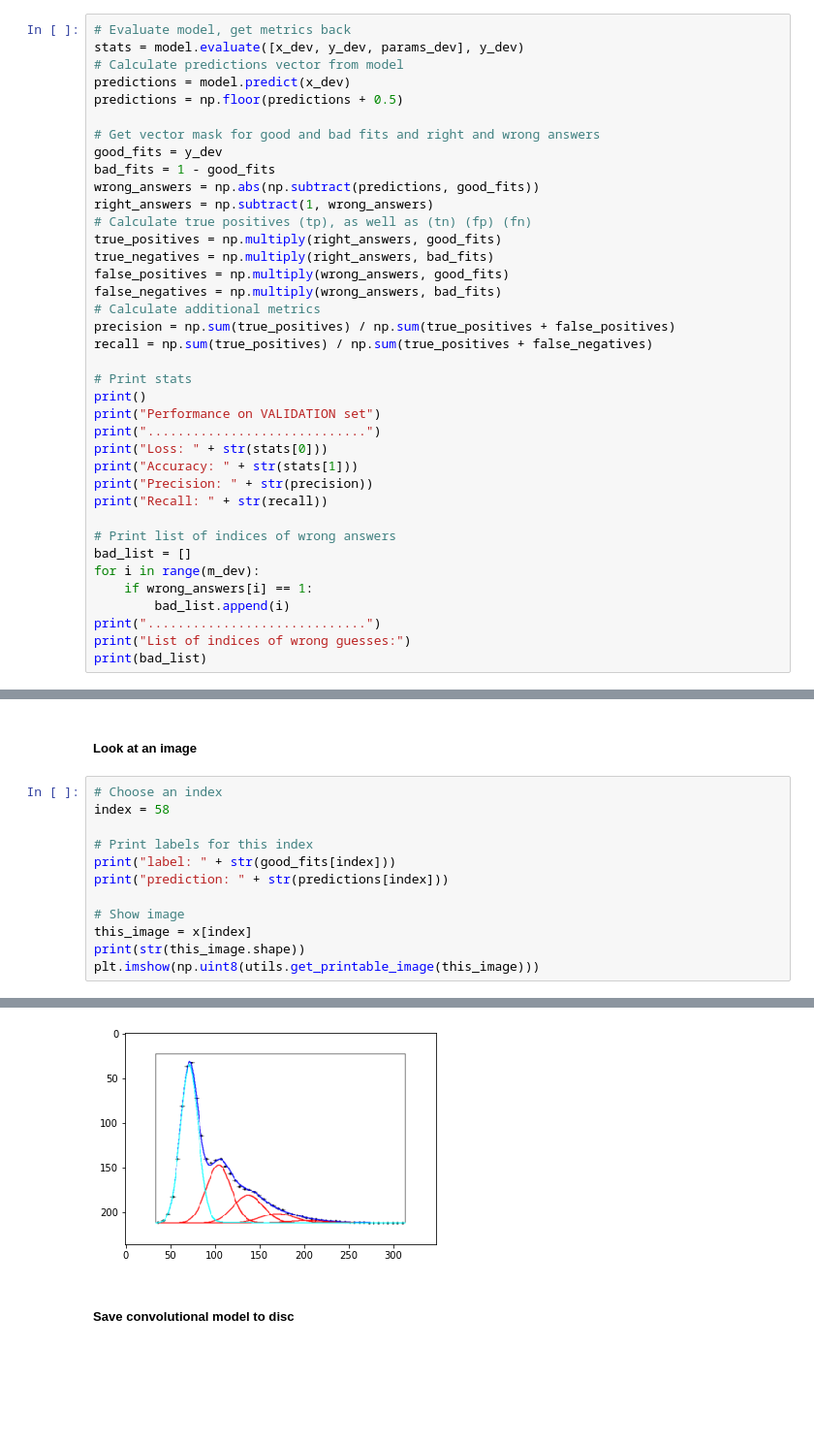
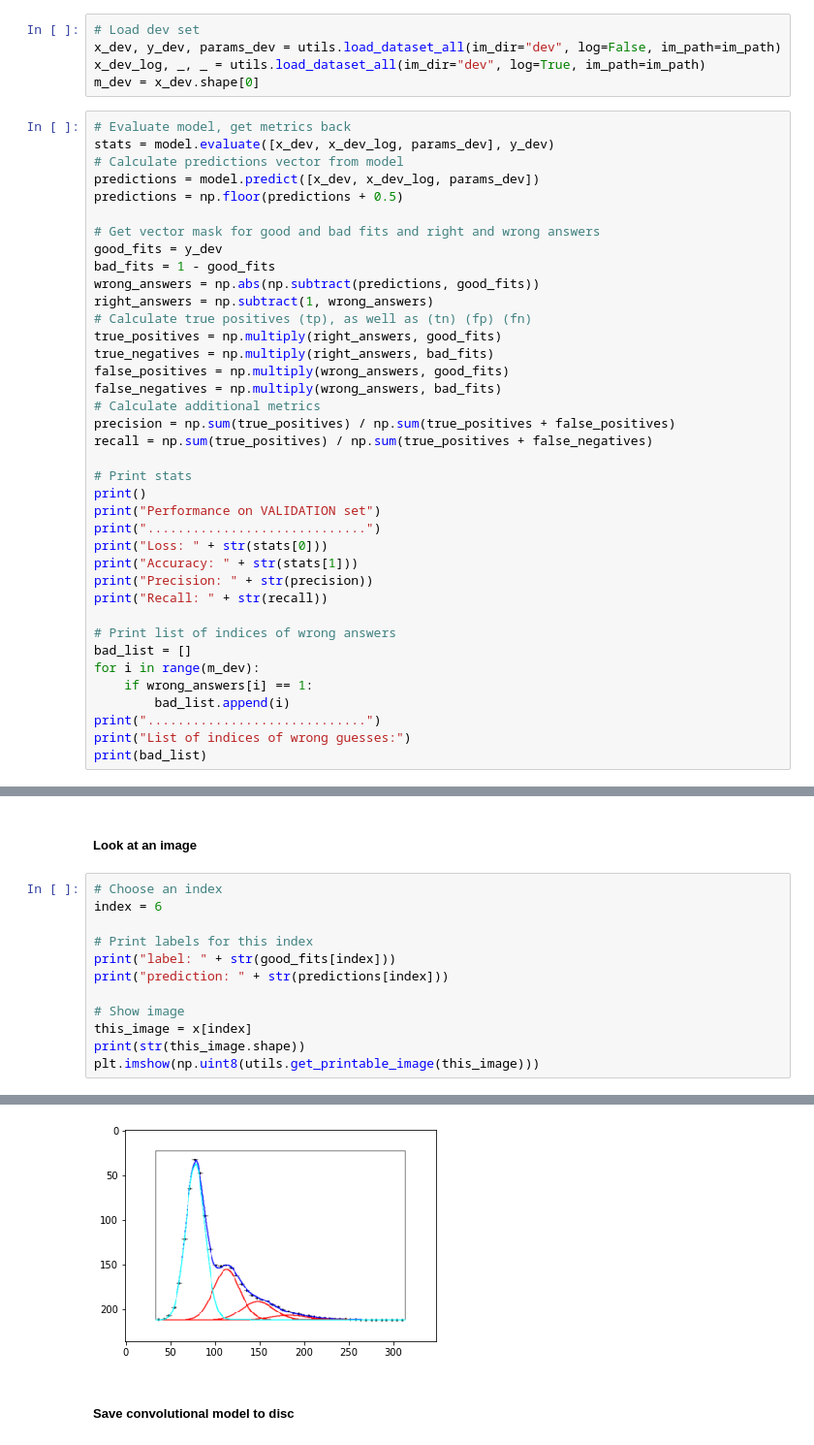
Before and after one commit to bradylowe/Root-PMT-Fit-With-Machine-Learning, a Jupyter notebook: nn_models/fit_pmt_conv_hybrid_all.ipynb, the cells around one changed output, grey strips where cells are left out. Shown at 97% size. Cells and saved outputs as stored; diff of their text form; blank space fills up the shorter version.

```diff
--- a/nn_models/fit_pmt_conv_hybrid_all.ipynb
+++ b/nn_models/fit_pmt_conv_hybrid_all.ipynb
@@ -287,11 +270,16 @@ print("Loaded model from disk")
 Loaded model from disk
 # %% [markdown]
 ##### Additional model evaluation
+# %%
+# Load dev set
+x_dev, y_dev, params_dev = utils.load_dataset_all(im_dir="dev", log=False, im_path=im_path)
+x_dev_log, _, _ = utils.load_dataset_all(im_dir="dev", log=True, im_path=im_path)
+m_dev = x_dev.shape[0]
 # %%
 # Evaluate model, get metrics back
-stats = model.evaluate([x_dev, y_dev, params_dev], y_dev)
+stats = model.evaluate([x_dev, x_dev_log, params_dev], y_dev)
 # Calculate predictions vector from model
-predictions = model.predict(x_dev)
+predictions = model.predict([x_dev, x_dev_log, params_dev])
 predictions = np.floor(predictions + 0.5)
 
 # Get vector mask for good and bad fits and right and wrong answers
@@ -341,7 +329,7 @@ List of indices of wrong guesses:
 ##### Look at an image
 # %%
 # Choose an index
-index = 58
+index = 6
 
 # Print labels for this index
 print("label: " + str(good_fits[index]))
@@ -356,7 +344,7 @@ label: [0]
 prediction: [0.]
 (236, 348, 3)
 <matplotlib.image.AxesImage at 0x...>
-[figure, old version]
+[figure, new version]
 # %% [markdown]
 ##### Save convolutional model to disc
 # %%
```
Also changed, not shown: parts of 3 cells of this notebook.
